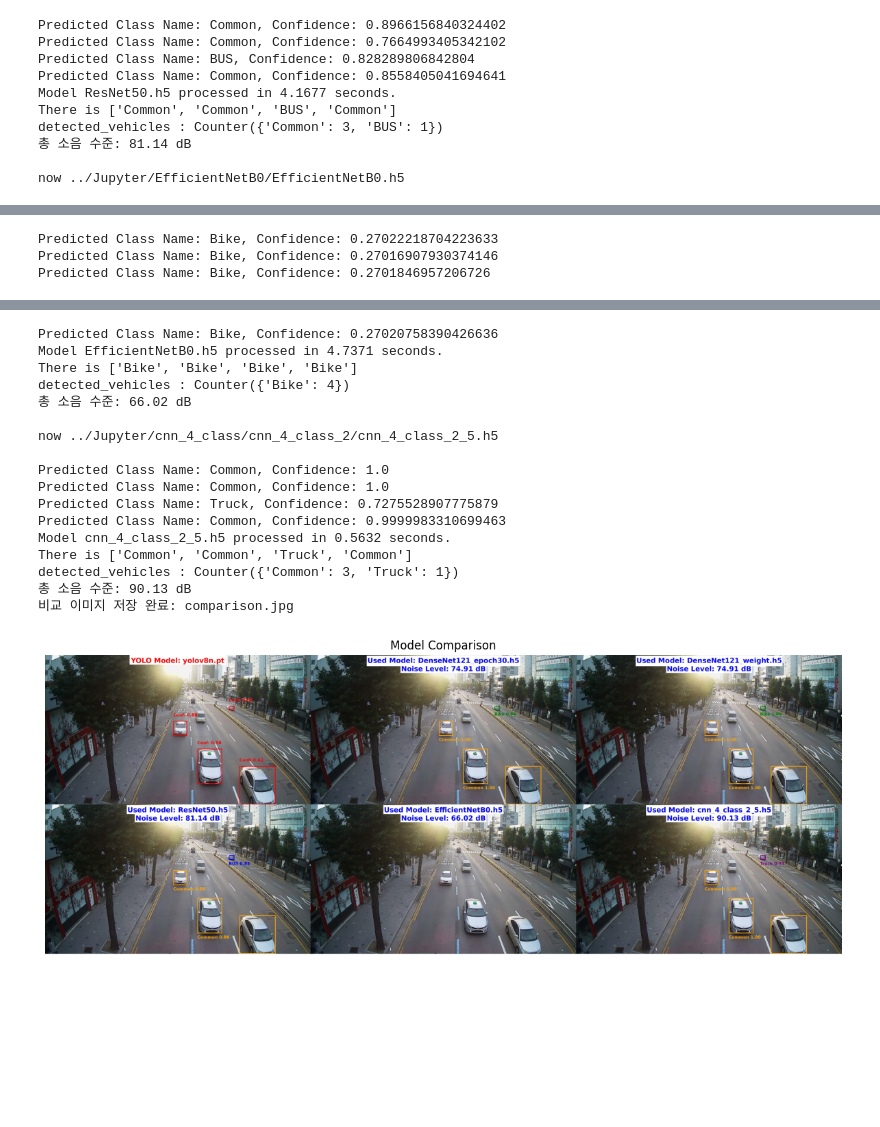
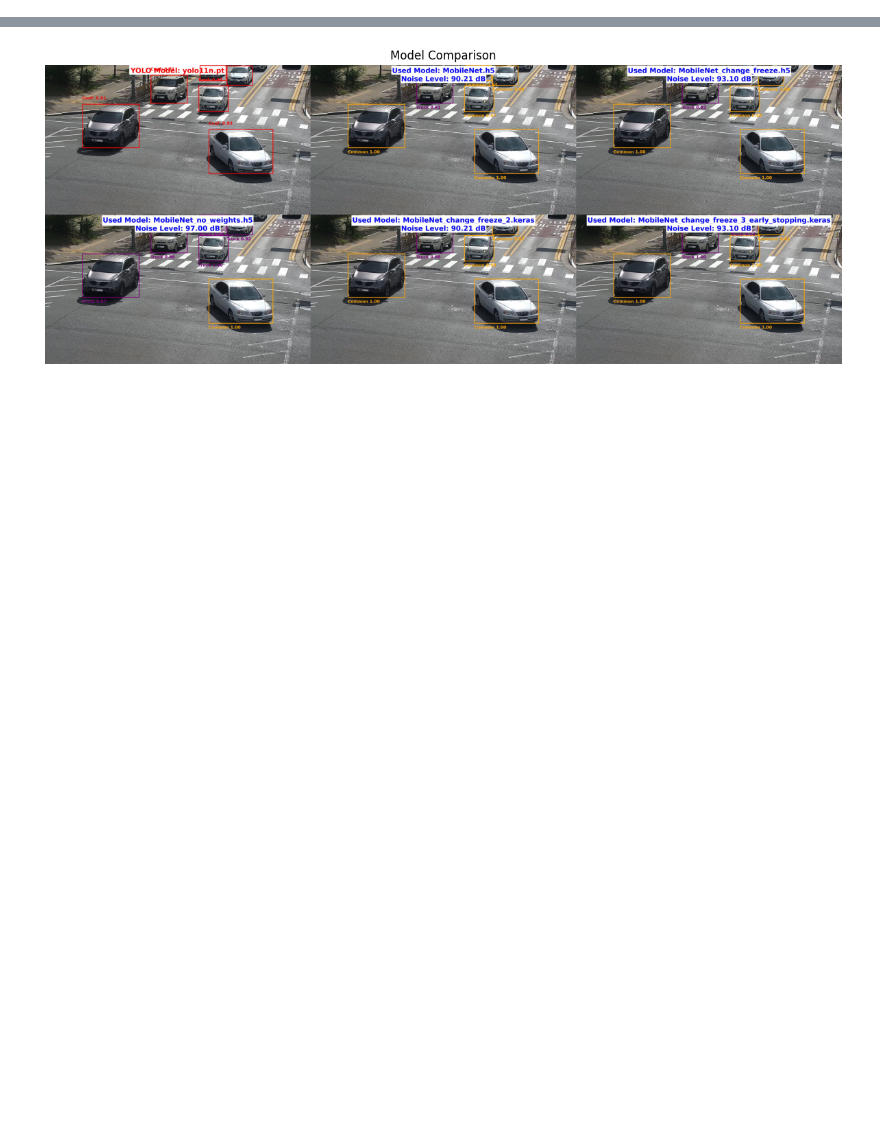
Before and after one commit to aaronkr-classroom/0-ml-team-project-pm-noise, a Jupyter notebook: Tester/model_compare_tester.ipynb, the cells around one changed output, grey strips where cells are left out. Cells and saved outputs as stored; diff of their text form; code cells hidden in the pictures; blank space fills up the shorter version.

```diff
--- a/Tester/model_compare_tester.ipynb
+++ b/Tester/model_compare_tester.ipynb
@@ -79,7 +79,7 @@ FONT_PATH = "/usr/share/fonts/truetype/dejavu/DejaVuSans-Bold.ttf"  # 폰트 경
 THRESHOLD = 0.8  # 신뢰도 임계값
 
 # YOLO 모델 로드
-yolo_model_path = "yolov8n.pt"  # YOLO 모델 경로
+yolo_model_path = "yolo11n.pt"  # YOLO 모델 경로
 yolo_model = YOLO(yolo_model_path)
 
 # 클래스 매핑 및 색상
@@ -244,7 +244,7 @@ def do_test(img_path):
     yolo_image.save(f"{os.path.splitext(img_path)[0]}_yolo_results.jpg")
     classified_image.save(f"{os.path.splitext(img_path)[0]}_cnn_results.jpg")
 
-def save_and_plot_comparison(results_list, grid_width=3, grid_height=3, output_path="comparison.jpg"):
+def save_and_plot_comparison(results_list, grid_width=3, grid_height=2, output_path="comparison.jpg"):
     """
     모델 추론 결과 이미지를 가로 grid_width x 세로 grid_height 형태로 결합하여 비교 이미지 생성
     """
@@ -468,23 +470,33 @@ class_mapping_4_class = {
     3: 'Truck'
 }
 
+class_mapping_4_class_2 = {
+    0: 'Common',
+    1: 'Bike',
+    2: 'Truck',
+    3: 'Bus'
+}
+
 # 비교할 CNN 모델 리스트 (경로, 리사이즈 크기, 클래스 매핑)
 model_paths = [
-    ("../Jupyter/DenseNet121_epoch30/DenseNet121_epoch30.h5", (128, 128), class_mapping_4_class),
-    ("../Jupyter/DenseNet121_weights/DenseNet121_weight.h5", (128, 128), class_mapping_4_class),
+    #("../Jupyter/ResNet50/ResNet50.h5", (128, 128), class_mapping_4_class),
+    #("../Jupyter/DenseNet121/DenseNet121.h5", (128, 128), class_mapping_4_class_2),
 
-    ("../Jupyter/ResNet50/ResNet50.h5", (128, 128), class_mapping_4_class),
-    # ("../Jupyter/DenseNet121/DenseNet121.h5", (128, 128), class_mapping_4_class),
-    # ("../Jupyter/MobileNet/MobileNet.h5", (128, 128), class_mapping_4_class),
+    ("../Jupyter/MobileNet/MobileNet.h5", (128, 128), class_mapping_4_class),
+    ("../Jupyter/MobileNet_change_freeze/MobileNet_change_freeze.h5", (128, 128), class_mapping_4_class),
+    ("../Jupyter/MobileNet_no_weights/MobileNet_no_weights.h5", (128, 128), class_mapping_4_class),
 
-    ("../Jupyter/EfficientNetB0/EfficientNetB0.h5", (224, 224), class_mapping_4_class),
-    ("../Jupyter/cnn_4_class/cnn_4_class_2/cnn_4_class_2_5.h5", (128, 128), class_mapping_4_class),
-    # ("../Jupyter/cnn_4_class/cnn_4_class_2/cnn_4_class_2_6.h5", (128, 128), class_mapping_4_class),
+    #("../Jupyter/EfficientNetB0/EfficientNetB0.h5", (224, 224), class_mapping_4_class),
+    #("../Jupyter/cnn_4_class/cnn_4_class_2/cnn_4_class_2_5.h5", (128, 128), class_mapping_4_class),
+    #("../Jupyter/cnn_4_class/cnn_4_class_2/cnn_4_class_2_6.h5", (128, 128), class_mapping_4_class),
+    ("../Jupyter/MobileNet_change_freeze_2/MobileNet_change_freeze_2.keras", (128, 128), class_mapping_4_class),
+    ("../Jupyter/MobileNet_change_freeze_3_early_stopping/MobileNet_change_freeze_3_early_stopping.keras", (128, 128), class_mapping_4_class)
 ]
 
 # 테스트 이미지
-# test_image = "./test_img_2/test11.jpg"
-test_image = "./test_img_2/test12.jpg" # resnet의 예시로 적합
+test_image = "./test_img_2/test7.jpg"
+test_image = "./test_img_1/test1184.jpg"
+#test_image = "./test_img_2/test12.jpg" # resnet의 예시로 적합
 # 모델 비교 수행
 do_test_with_yolo_and_models(test_image, model_paths)
 # %% [output]
@@ -523,10 +519,0 @@ WARNING:absl:Error in loading the saved optimizer state. As a result, your model
-Predicted Class Name: Common, Confidence: 0.8966156840324402
-Predicted Class Name: Common, Confidence: 0.7664993405342102
-Predicted Class Name: BUS, Confidence: 0.828289806842804
-Predicted Class Name: Common, Confidence: 0.8558405041694641
-Model ResNet50.h5 processed in 4.1677 seconds.
-There is ['Common', 'Common', 'BUS', 'Common']
-detected_vehicles : Counter({'Common': 3, 'BUS': 1})
-총 소음 수준: 81.14 dB
-
-now ../Jupyter/EfficientNetB0/EfficientNetB0.h5
@@ -534,3 +519,0 @@ WARNING:absl:Compiled the loaded model, but the compiled metrics have yet to be
-Predicted Class Name: Bike, Confidence: 0.27022218704223633
-Predicted Class Name: Bike, Confidence: 0.27016907930374146
-Predicted Class Name: Bike, Confidence: 0.2701846957206726
@@ -539,21 +520,4 @@ WARNING:absl:Error in loading the saved optimizer state. As a result, your model
-Predicted Class Name: Bike, Confidence: 0.27020758390426636
-Model EfficientNetB0.h5 processed in 4.7371 seconds.
-There is ['Bike', 'Bike', 'Bike', 'Bike']
-detected_vehicles : Counter({'Bike': 4})
-총 소음 수준: 66.02 dB
-
-now ../Jupyter/cnn_4_class/cnn_4_class_2/cnn_4_class_2_5.h5
-
-Predicted Class Name: Common, Confidence: 1.0
-Predicted Class Name: Common, Confidence: 1.0
-Predicted Class Name: Truck, Confidence: 0.7275528907775879
-Predicted Class Name: Common, Confidence: 0.9999983310699463
-Model cnn_4_class_2_5.h5 processed in 0.5632 seconds.
-There is ['Common', 'Common', 'Truck', 'Common']
-detected_vehicles : Counter({'Common': 3, 'Truck': 1})
-총 소음 수준: 90.13 dB
-비교 이미지 저장 완료: comparison.jpg
-[figure, old version]
+[figure, new version]
 # %%
 # 생성한 이미지 삭제
 
```
Also changed, not shown: parts of 3 cells of this notebook, 14 other files.
